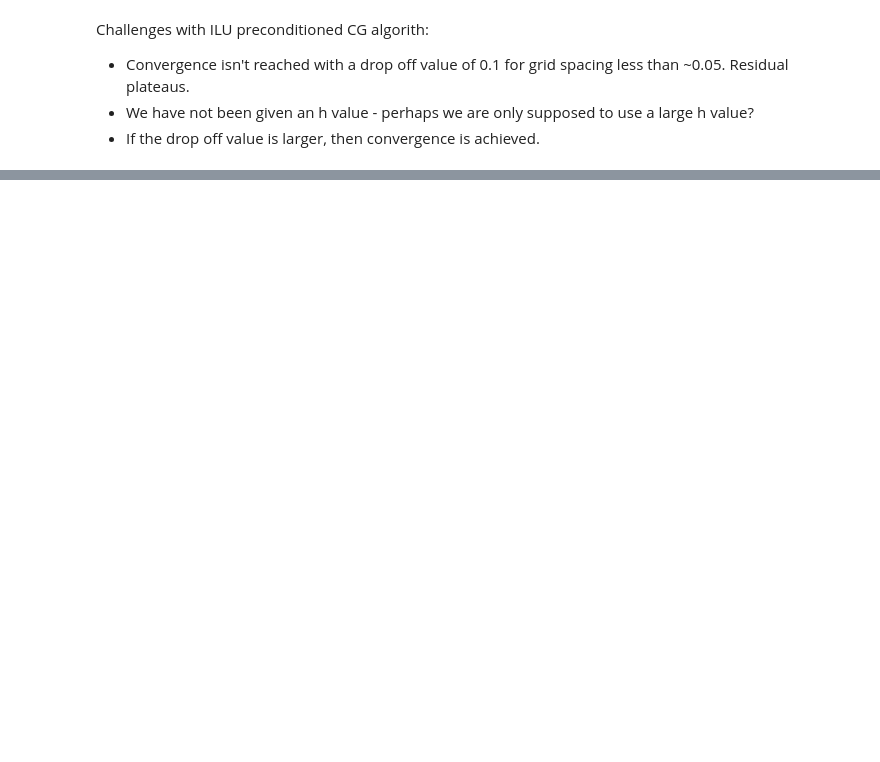
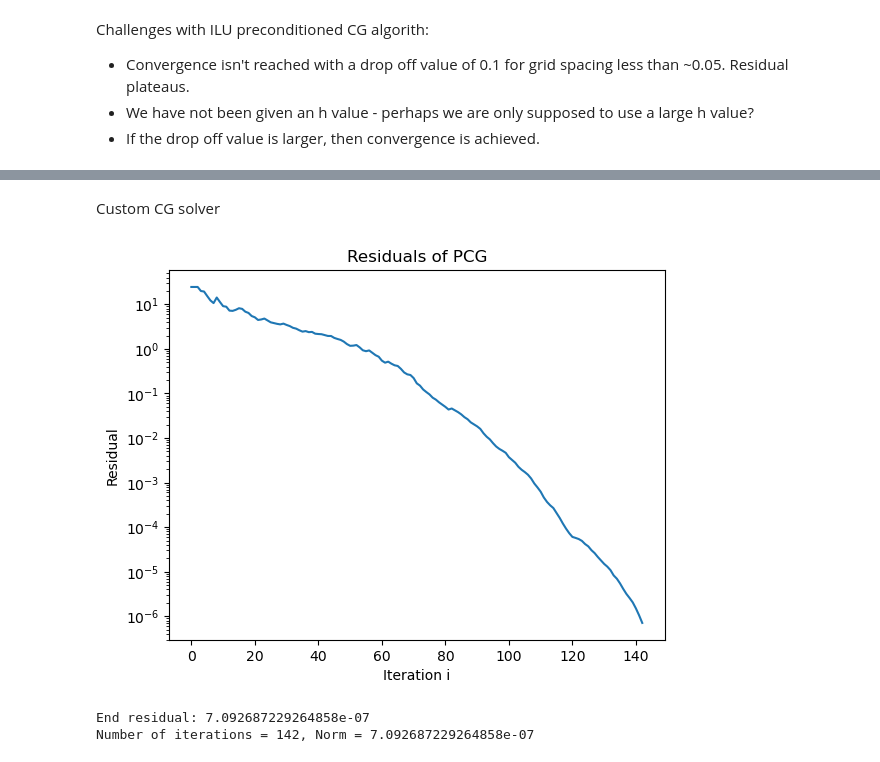
Before and after one commit to RFurze/ScientificComputing, a Jupyter notebook: Assignment2_2Master.ipynb, the cells around one changed output, grey strips where cells are left out. Drawn from its saved outputs; the diff is of its cells as text; code cells hidden in the pictures; blank space fills up the shorter version.

```diff
--- a/Assignment2_2Master.ipynb
+++ b/Assignment2_2Master.ipynb
@@ -455,0 +501,2 @@ plt.show()
+# %% [markdown]
+Custom CG solver
@@ -455,0 +553,45 @@ plt.show()
+# %%
+import inspect
+import scipy as sp
+import matplotlib.pyplot as plt
+import numpy as np
+import time
+from scipy.sparse.linalg import norm
+
+def mydiffusionGradSolver( mux, muy, h, tol, maxiter, M ):
+  n = int(1./h + 1)  # dimension of spatial mesh in each dimension
+  N = n**2
+  f = sp.sparse.csc_array((N, 1), dtype=np.float64)
+
+  F = np.zeros((N, 1), dtype=np.float64)
+  intNodes, extNodes = boundaryConditions(n)
+
+  # Placeholder for an initial guess
+  u0 = np.zeros((N, 1))
+
+  # Evaluate the source function
+  for k in range (0,N):
+    i, j = reverseIndexFD(k, n)
+    F[k] = source_function( i*h, j*h )
+
+  # Assemble the diffusion matrix
+  A = diffusionMatrix(mux, muy, h)
+  A_int = A[intNodes][:, intNodes]
+  F_int = F[intNodes]
+  u0_int = u0[intNodes]
+
+  res = []
+
+  f[intNodes], res = myCG(A_int, F_int, tol=tol, maxit=maxiter)
+  f[extNodes] = u0[extNodes]
+
+  return f.toarray()
+# %%
+h = 0.02
+mux = 1
+muy = 1
+solgrad = mydiffusionGradSolver(mux, muy, h, 1e-6, 1000, None)
+# %% [output]
+[figure, added]
+End residual: 7.092687229264858e-07
+Number of iterations = 142, Norm = 7.092687229264858e-07
```
Also changed, not shown: parts of 14 cells of this notebook, 1 other file.
